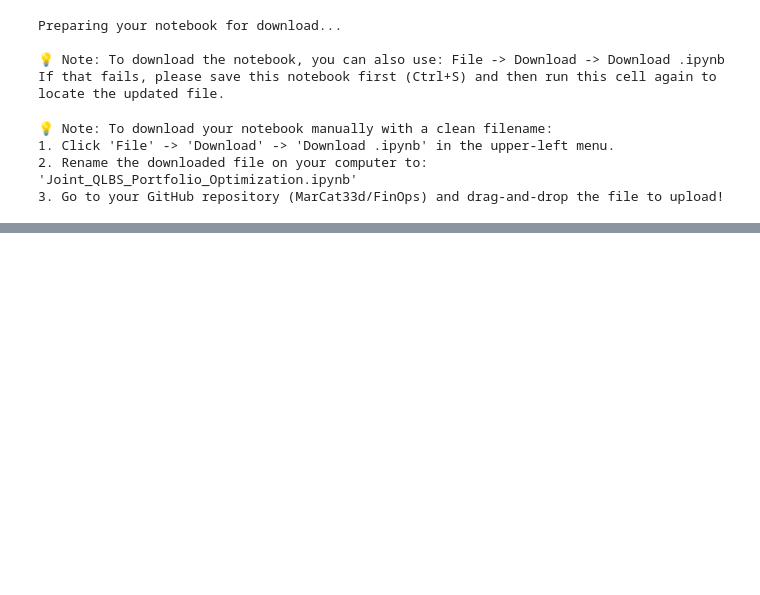
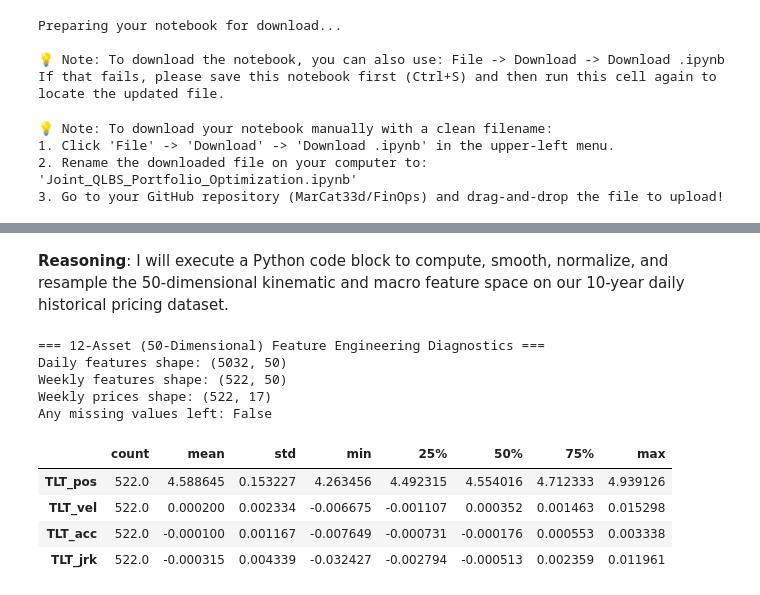
Before and after one commit to MarCat33d/FinOps, a Jupyter notebook: mrivolx_(Nov_8,_2026,_8_32_56 AM) (5).ipynb, the cells around one changed output, grey strips where cells are left out. Cells and saved outputs as stored; diff of their text form; code cells hidden in the pictures; blank space fills up the shorter version.

```diff
--- a/mrivolx_(Nov_8,_2026,_8_32_56 AM) (5).ipynb
+++ b/mrivolx_(Nov_8,_2026,_8_32_56 AM) (5).ipynb
@@ -5317,0 +5571,63 @@ except Exception as e:
+# %% [markdown]
+**Reasoning**:
+I will execute a Python code block to compute, smooth, normalize, and resample the 50-dimensional kinematic and macro feature space on our 10-year daily historical pricing dataset.
+# %%
+import pandas as pd
+import numpy as np
+
+# 1. Define active universe of 12 assets
+sector_tickers_12 = ['XLF', 'XLK', 'XLY', 'XLP', 'XLE', 'XLV', 'XLI', 'XLB', 'XLU', 'XLC', 'XLRE', 'TLT']
+
+# 2. Compute 48 kinematic features (Position, Velocity, Acceleration, Jerk smoothed with 5-day EMA)
+log_prices_12 = np.log(real_adj_close[sector_tickers_12])
+velocity_12 = log_prices_12.diff().fillna(0.0)
+acceleration_12 = velocity_12.diff().fillna(0.0)
+jerk_12 = acceleration_12.diff().fillna(0.0)
+
+position_ema_12 = log_prices_12.ewm(span=5, adjust=False).mean()
+velocity_ema_12 = velocity_12.ewm(span=5, adjust=False).mean()
+acceleration_ema_12 = acceleration_12.ewm(span=5, adjust=False).mean()
+jerk_ema_12 = jerk_12.ewm(span=5, adjust=False).mean()
+
+features_dict_12 = {}
+for col in sector_tickers_12:
+    features_dict_12[f'{col}_pos'] = position_ema_12[col]
+    features_dict_12[f'{col}_vel'] = velocity_ema_12[col]
+    features_dict_12[f'{col}_acc'] = acceleration_ema_12[col]
+    features_dict_12[f'{col}_jrk'] = jerk_ema_12[col]
+
+daily_features_48 = pd.DataFrame(features_dict_12, index=real_adj_close.index)
+
+# 3. Normalize macro variables and append to build a 50-dimensional daily feature set
+vix_12 = real_adj_close['^VIX'].copy()
+irx_12 = real_adj_close['^IRX'].copy()
+vix_norm_12 = (vix_12 - vix_12.min()) / (vix_12.max() - vix_12.min())
+irx_norm_12 = (irx_12 - irx_12.min()) / (irx_12.max() - irx_12.min())
+
+daily_features_50 = daily_features_48.copy()
+daily_features_50['macro_VIX'] = vix_norm_12
+daily_features_50['macro_IRX'] = irx_norm_12
+
+# 4. Resample to Friday weekly frequency
+weekly_features_50 = daily_features_50.resample('W-FRI').last().ffill().bfill()
+weekly_prices_12 = real_adj_close.resample('W-FRI').last().ffill().bfill()
+
+print('=== 12-Asset (50-Dimensional) Feature Engineering Diagnostics ===')
+print(f'Daily features shape: {daily_features_50.shape}')
+print(f'Weekly features shape: {weekly_features_50.shape}')
+print(f'Weekly prices shape: {weekly_prices_12.shape}')
+print(f'Any missing values left: {weekly_features_50.isnull().any().any()}')
+
+# Display sample features summary to verify calculations
+display(weekly_features_50[['TLT_pos', 'TLT_vel', 'TLT_acc', 'TLT_jrk']].describe().T)
+# %% [output]
+=== 12-Asset (50-Dimensional) Feature Engineering Diagnostics ===
+Daily features shape: (5032, 50)
+Weekly features shape: (522, 50)
+Weekly prices shape: (522, 17)
+Any missing values left: False
+|  | count | mean | std | min | 25% | 50% | 75% | max |
+| TLT_pos | 522.0 | 4.588645 | 0.153227 | 4.263456 | 4.492315 | 4.554016 | 4.712333 | 4.939126 |
+| TLT_vel | 522.0 | 0.000200 | 0.002334 | -0.006675 | -0.001107 | 0.000352 | 0.001463 | 0.015298 |
+| TLT_acc | 522.0 | -0.000100 | 0.001167 | -0.007649 | -0.000731 | -0.000176 | 0.000553 | 0.003338 |
+| TLT_jrk | 522.0 | -0.000315 | 0.004339 | -0.032427 | -0.002794 | -0.000513 | 0.002359 | 0.011961 |
```
Also changed, not shown: parts of 22 cells of this notebook.
